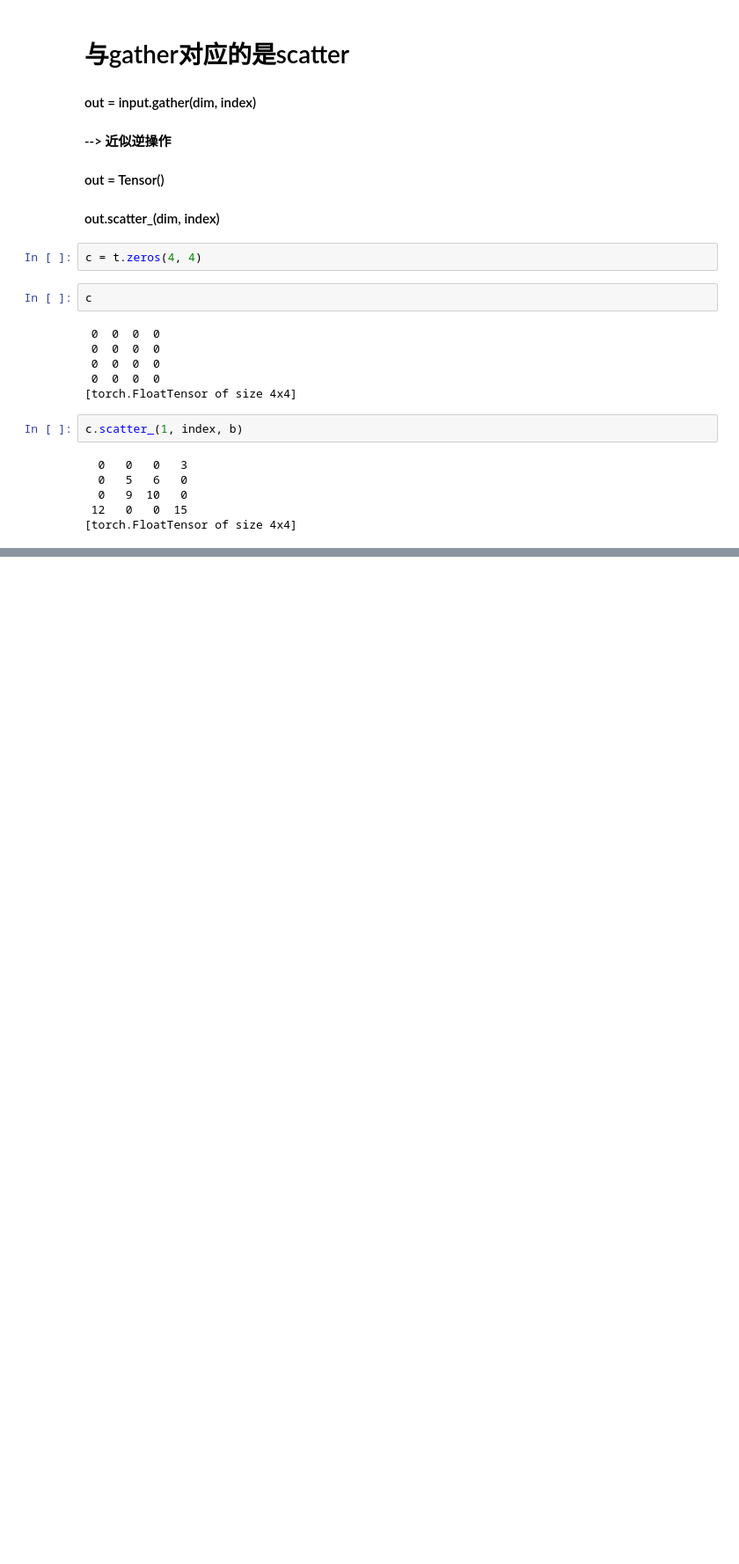
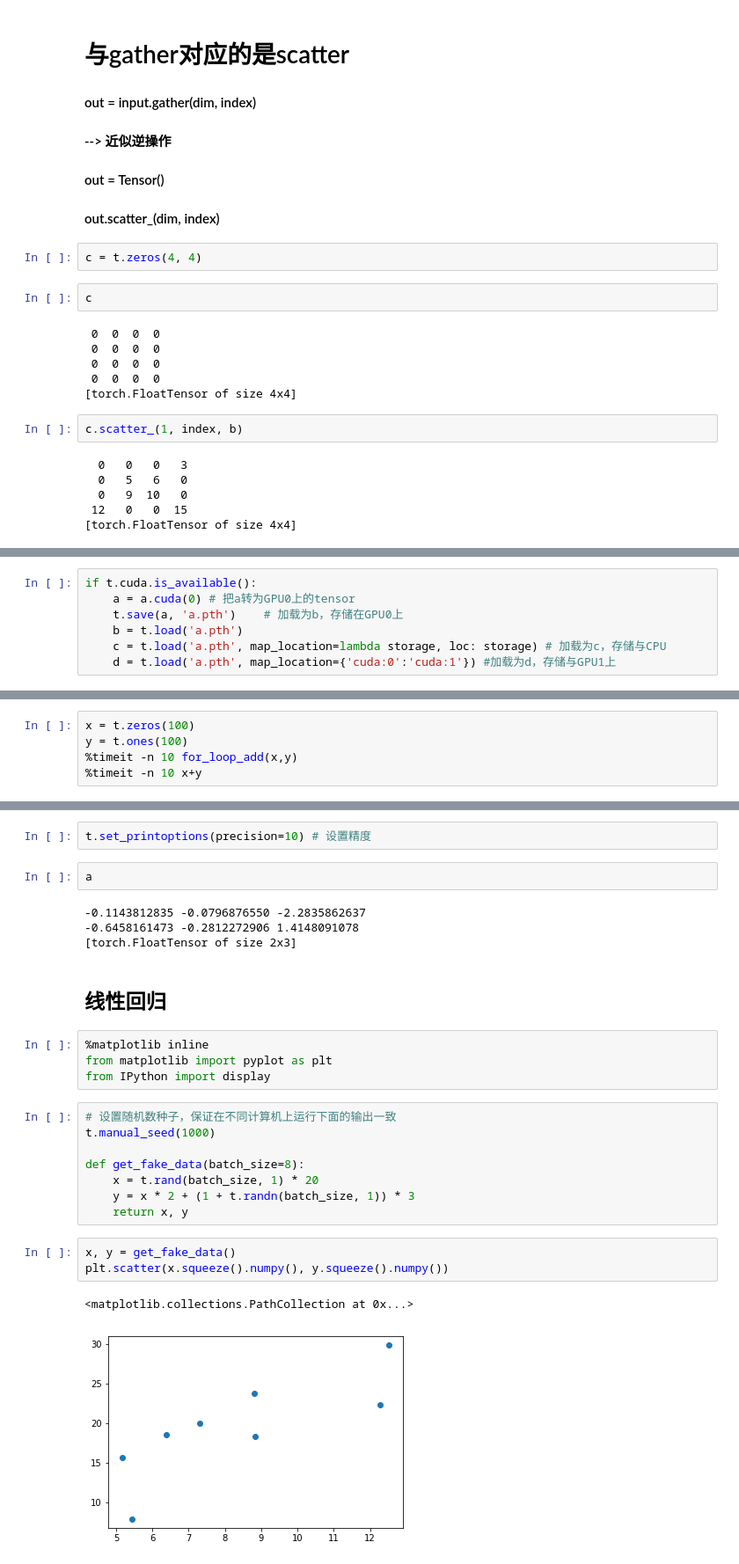
Before and after one commit to wen-fei/NetsPytorch, a Jupyter notebook: cybook_codes/unit1.ipynb, the cells around one changed output, grey strips where cells are left out. Shown: that part at 88% size. Cells and saved outputs as stored; diff of their text form; blank space fills up the shorter version.

```diff
--- a/cybook_codes/unit1.ipynb
+++ b/cybook_codes/unit1.ipynb
@@ -855,0 +1307,7 @@ c.scatter_(1, index, b)
+# %%
+if t.cuda.is_available():
+    a = a.cuda(0) # 把a转为GPU0上的tensor
+    t.save(a, 'a.pth')    # 加载为b，存储在GPU0上
+    b = t.load('a.pth')
+    c = t.load('a.pth', map_location=lambda storage, loc: storage) # 加载为c，存储与CPU
+    d = t.load('a.pth', map_location={'cuda:0':'cuda:1'}) #加载为d，存储与GPU1上
@@ -855,0 +1320,5 @@ c.scatter_(1, index, b)
+# %%
+x = t.zeros(100)
+y = t.ones(100)
+%timeit -n 10 for_loop_add(x,y)
+%timeit -n 10 x+y
@@ -855,0 +1354,28 @@ c.scatter_(1, index, b)
+# %%
+t.set_printoptions(precision=10) # 设置精度
+# %%
+a
+# %% [output]
+-0.1143812835 -0.0796876550 -2.2835862637
+-0.6458161473 -0.2812272906 1.4148091078
+[torch.FloatTensor of size 2x3]
+# %% [markdown]
+## 线性回归
+# %%
+%matplotlib inline
+from matplotlib import pyplot as plt
+from IPython import display
+# %%
+# 设置随机数种子，保证在不同计算机上运行下面的输出一致
+t.manual_seed(1000)
+
+def get_fake_data(batch_size=8):
+    x = t.rand(batch_size, 1) * 20
+    y = x * 2 + (1 + t.randn(batch_size, 1)) * 3
+    return x, y
+# %%
+x, y = get_fake_data()
+plt.scatter(x.squeeze().numpy(), y.squeeze().numpy())
+# %% [output]
+<matplotlib.collections.PathCollection at 0x...>
+[figure, added]
```
Also changed, not shown: parts of 141 cells of this notebook.
